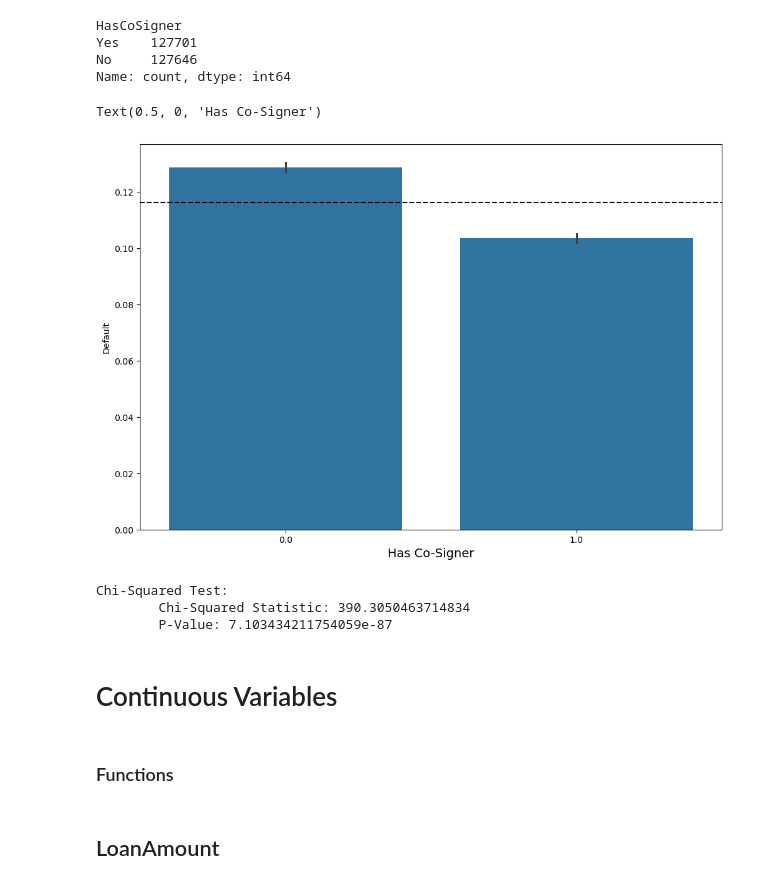
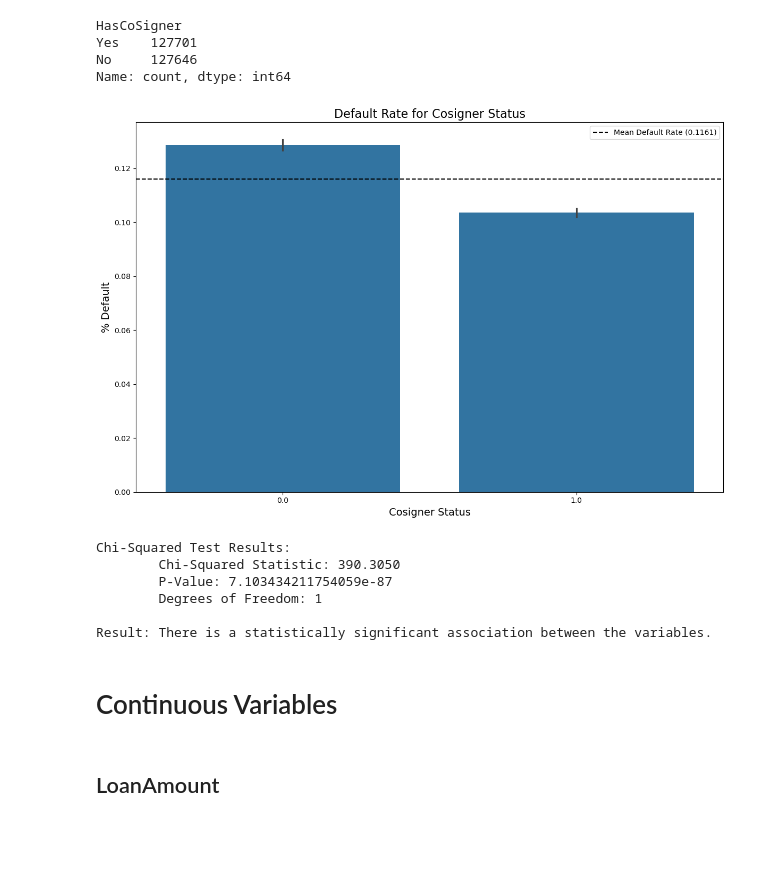
Before and after one commit to christopheragonzales/portfolio, a Jupyter notebook: loan_default_predictions/loan_default_prediction.ipynb, the cells around one changed output. Cells and saved outputs as stored; diff of their text form; code cells hidden in the pictures; blank space fills up the shorter version.

```diff
--- a/loan_default_predictions/loan_default_prediction.ipynb
+++ b/loan_default_predictions/loan_default_prediction.ipynb
@@ -315,27 +298,20 @@ HasCoSigner
 Yes    127701
 No     127646
 Name: count, dtype: int64
-# %%
-df_defaultNotNull['has_cosigner'] = df_defaultNotNull["HasCoSigner"].map({"Yes": 1.0, "No": 0.0})
-# %%
-order = df_defaultNotNull.groupby('has_cosigner')['Default'].mean().sort_values(ascending=False).index
-
-_, ax = plt.subplots(figsize=(12,8))
-
-sns.barplot(x='has_cosigner', y='Default', data=df_defaultNotNull, order=order)
-ax.axhline(df_defaultNotNull['Default'].mean(), color='k', ls='--', label='Mean Default Rate')
-
-ax.set_xlabel("Has Co-Signer", fontsize=14)
-# %% [output]
-Text(0.5, 0, 'Has Co-Signer')
-[figure, removed]
-# %%
-run_chi2_test(df_defaultNotNull['has_cosigner'], df_defaultNotNull['Default'])
-# %% [output]
-Chi-Squared Test:
-        Chi-Squared Statistic: 390.3050463714834
-        P-Value: 7.103434211754059e-87
+# %%
+df_defaultNotNull['has_cosigner'] = clean_binary('HasCoSigner', df_defaultNotNull)
+# %%
+generate_barplot('has_cosigner', 'Default', df_defaultNotNull, "Cosigner Status")
+# %% [output]
+[figure, added]
+# %%
+run_chi2_test('has_cosigner', 'Default', df_defaultNotNull)
+# %% [output]
+Chi-Squared Test Results:
+        Chi-Squared Statistic: 390.3050
+        P-Value: 7.103434211754059e-87
+        Degrees of Freedom: 1
+
+Result: There is a statistically significant association between the variables.
 # %% [markdown]
 # Continuous Variables
-# %% [markdown]
-### Functions
```
Also changed, not shown: parts of 38 cells of this notebook, 18 other files.
